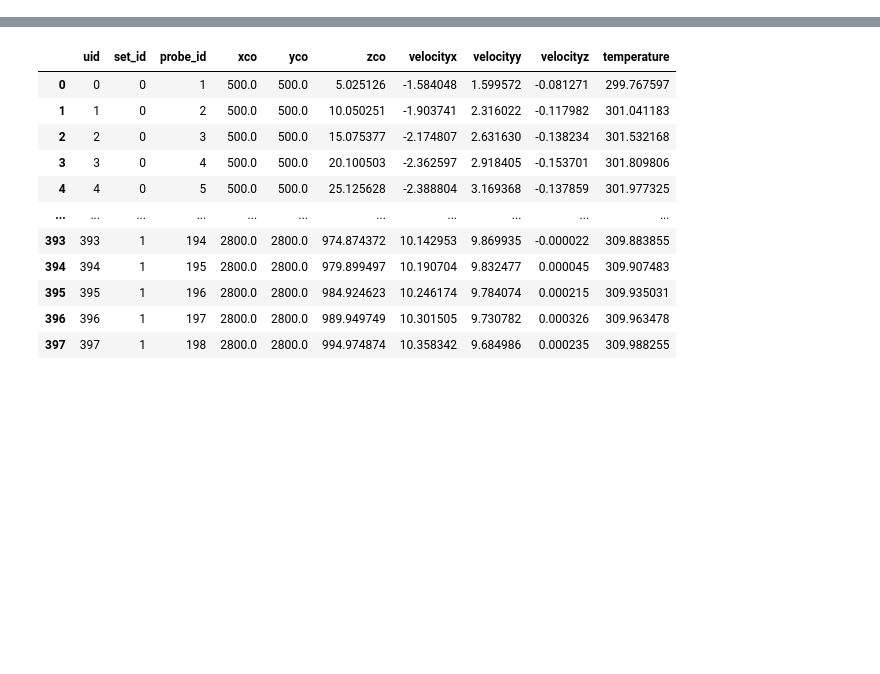
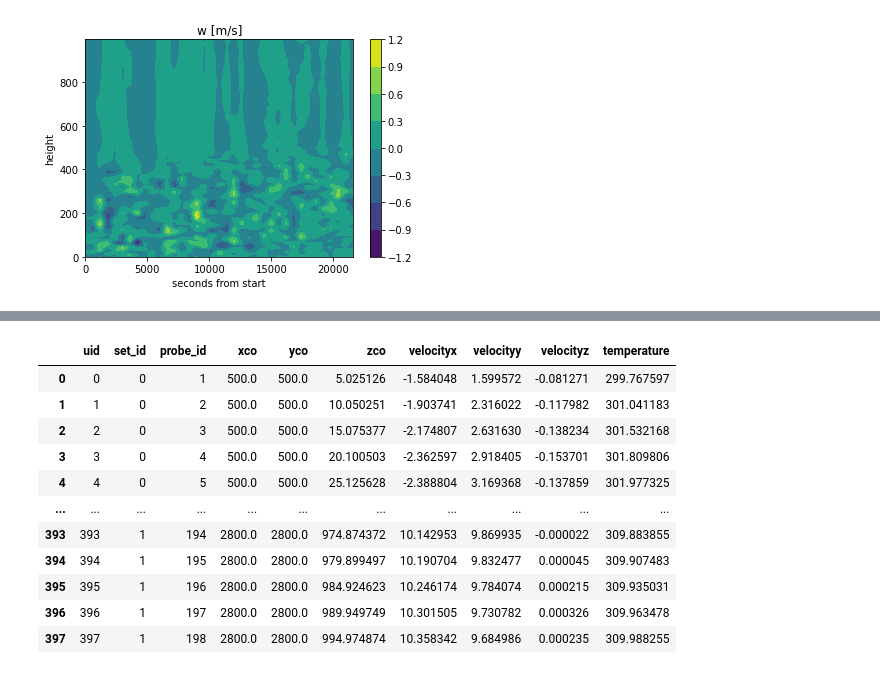
Before and after one commit to joejoeyjoseph/awaken-code, a Jupyter notebook: eagle/04_tower.ipynb, the cells around one changed output, grey strips where cells are left out. Cells and saved outputs as stored; diff of their text form; code cells hidden in the pictures; blank space fills up the shorter version.

```diff
--- a/eagle/04_tower.ipynb
+++ b/eagle/04_tower.ipynb
@@ -18,0 +111,15 @@ df = pfile()
+# %%
+df_1 = df_all.loc[(df_all['set_id'] == 1)]
+df = df_1.pivot('zco', 't', 'velocityz')
+X = df.columns.values
+Y = df.index.values
+Z = df.values
+x, y =np.meshgrid(X, Y)
+cs = plt.contourf(x, y, Z)
+cbar = plt.colorbar(cs)
+plt.ylabel('height')
+plt.xlabel('seconds from start')
+plt.title('w [m/s]')
+plt.show()
+# %% [output]
+[figure, added]
```
Also changed, not shown: parts of 29 cells of this notebook.
